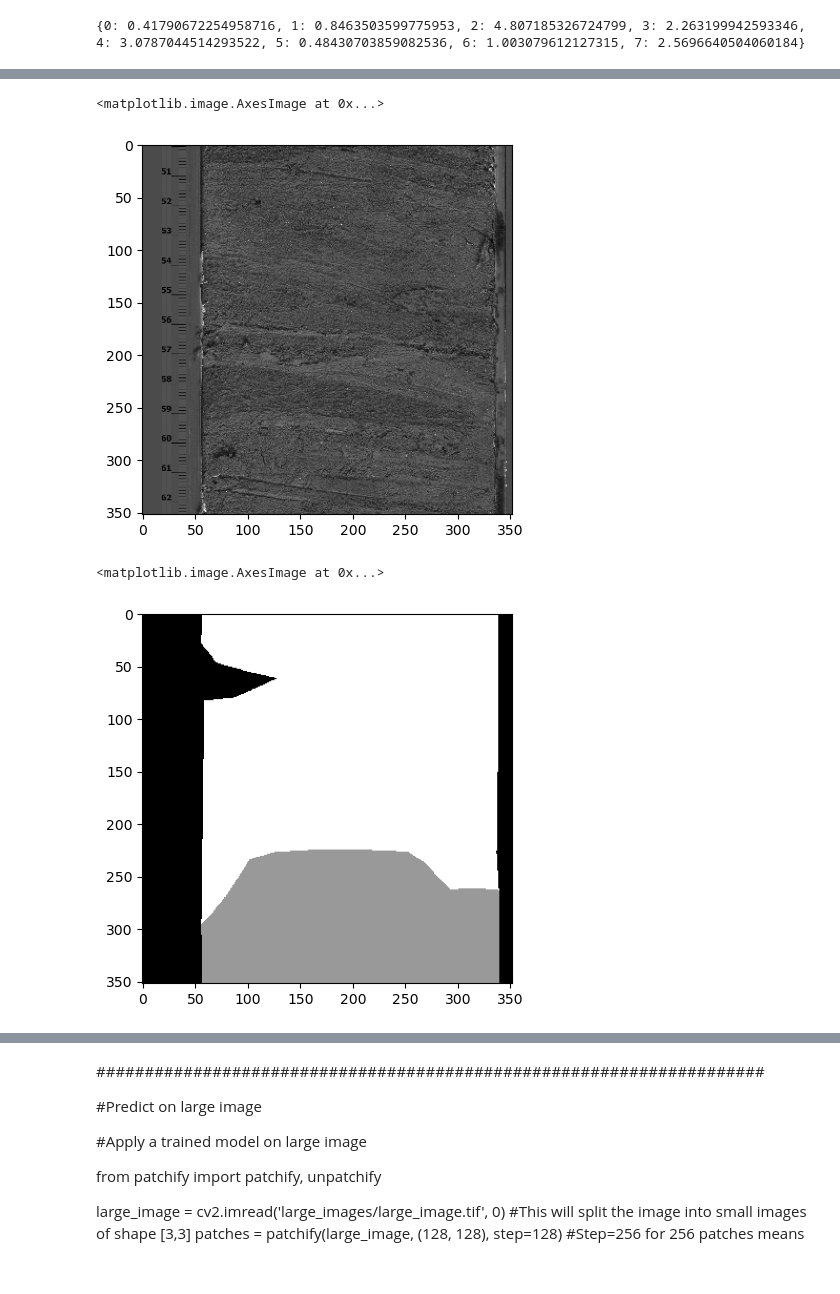
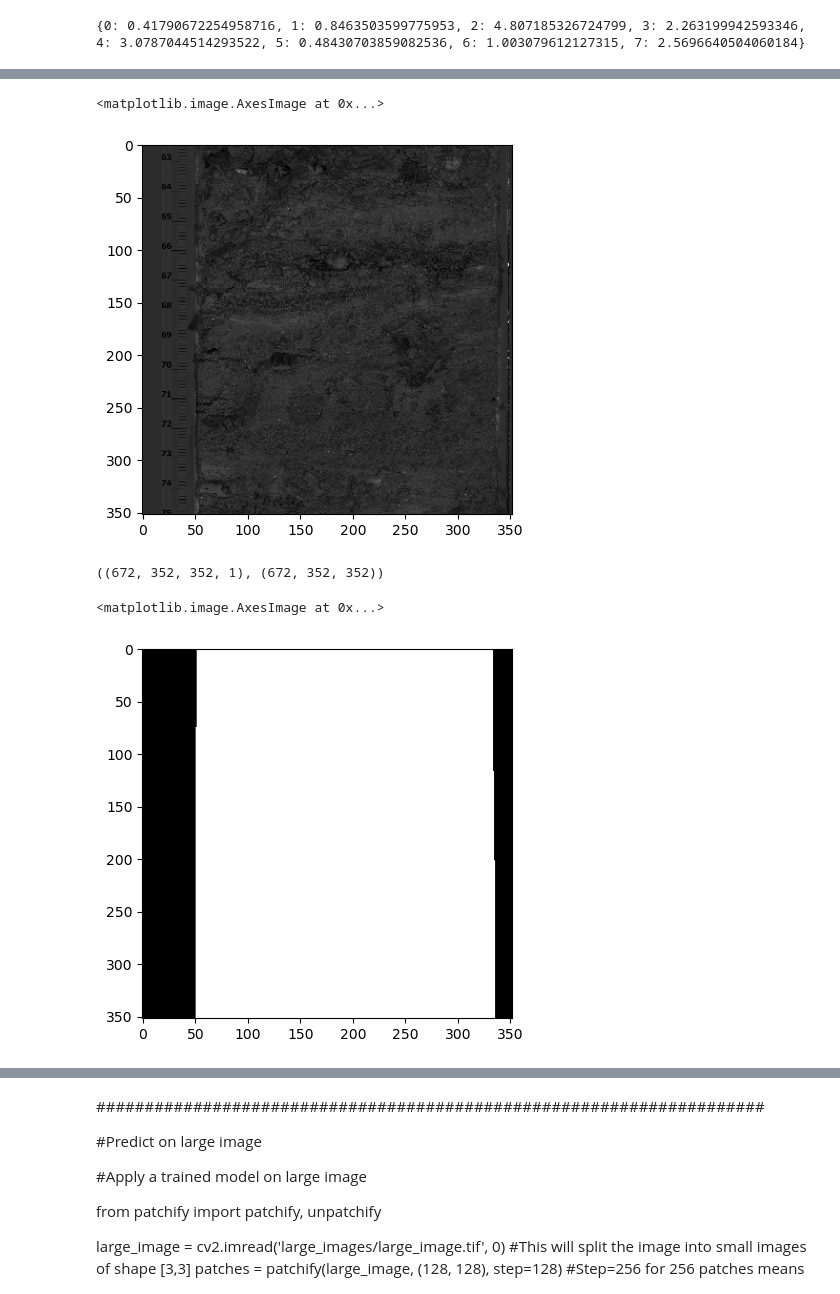
Before and after one commit to pbecerrav/ADS_course, a Jupyter notebook: Module6/project/M6_code/module_6_model_script.ipynb, the cells around one changed output, grey strips where cells are left out. Saved outputs shown, nothing was run; the diff lists cells and outputs as text; code cells hidden in the pictures.

```diff
--- a/Module6/project/M6_code/module_6_model_script.ipynb
+++ b/Module6/project/M6_code/module_6_model_script.ipynb
@@ -576,15 +613,19 @@ iou of class  7 is: 0.0
 #print("IoU for class3 is: ", class3_IoU)
 #print("IoU for class4 is: ", class4_IoU)
 
-plt.imshow(train_images[0, :,:,0], cmap='gray')
+plt.imshow(train_images[120,:,:], cmap='gray')
 # %% [output]
 <matplotlib.image.AxesImage at 0x...>
-[figure, old version]
+[figure, new version]
+# %%
+train_images.shape, train_masks.shape
+# %% [output]
+((672, 352, 352, 1), (672, 352, 352))
 # %%
-plt.imshow(train_masks[0], cmap='gray')
+plt.imshow(train_masks[120,:,:], cmap='gray')
 # %% [output]
 <matplotlib.image.AxesImage at 0x...>
-[figure, old version]
+[figure, new version]
 # %%
 #######################################################################
 #Predict on a few images
```
Also changed, not shown: parts of 14 cells of this notebook.
